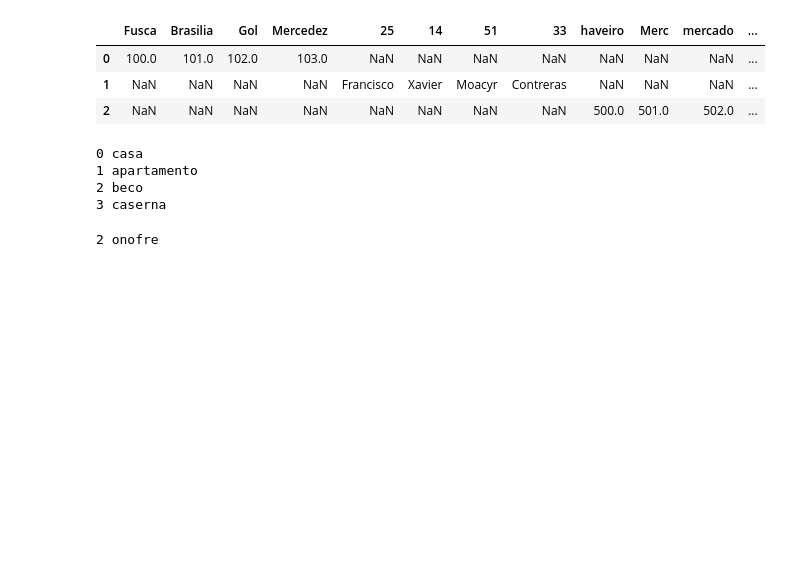
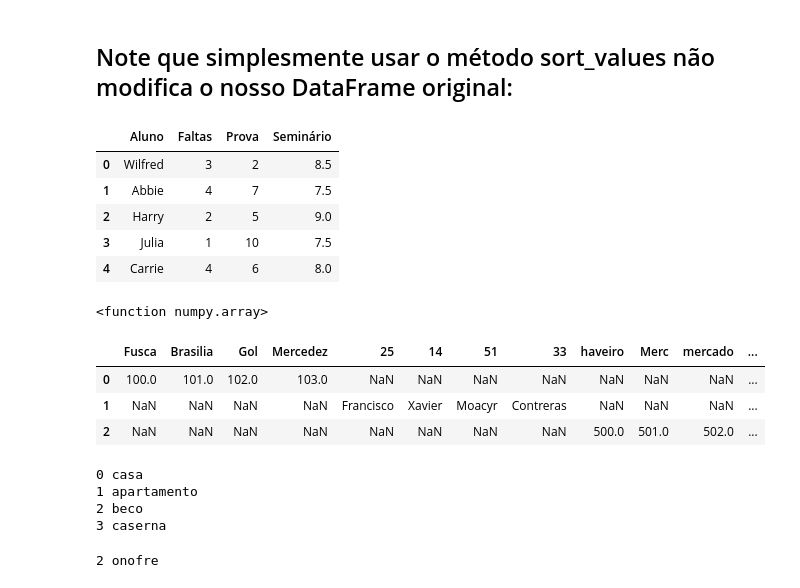
Before and after one commit to luizaraujo/Curso-Python, a Jupyter notebook: MeusTestes.ipynb, the cells around one changed output. Drawn from its saved outputs; the diff is of its cells as text; code cells hidden in the pictures; blank space fills up the shorter version.

```diff
--- a/MeusTestes.ipynb
+++ b/MeusTestes.ipynb
@@ -3,3 +92,24 @@
+# %% [markdown]
+## Note que simplesmente usar o método sort_values não modifica o nosso DataFrame original:
+# %%
+df
+# %% [output]
+|  | Aluno | Faltas | Prova | Seminário |
+| 0 | Wilfred | 3 | 2 | 8.5 |
+| 1 | Abbie | 4 | 7 | 7.5 |
+| 2 | Harry | 2 | 5 | 9.0 |
+| 3 | Julia | 1 | 10 | 7.5 |
+| 4 | Carrie | 4 | 6 | 8.0 |
+# %%
+
+frutas = ['Maça', 'Laranja', 'Limão', 'Abacaxi', 'Melancia', 'Abacate', 'Cereja']
+
+frut = pd.Series(frutas)
+#display(frut)
+fr = np.
+display(fr)
+# %% [output]
+<function numpy.array>
 # %%
 import pandas as pd
 carros = [{'Fusca': 100,
```
Also changed, not shown: parts of 13 cells of this notebook.
